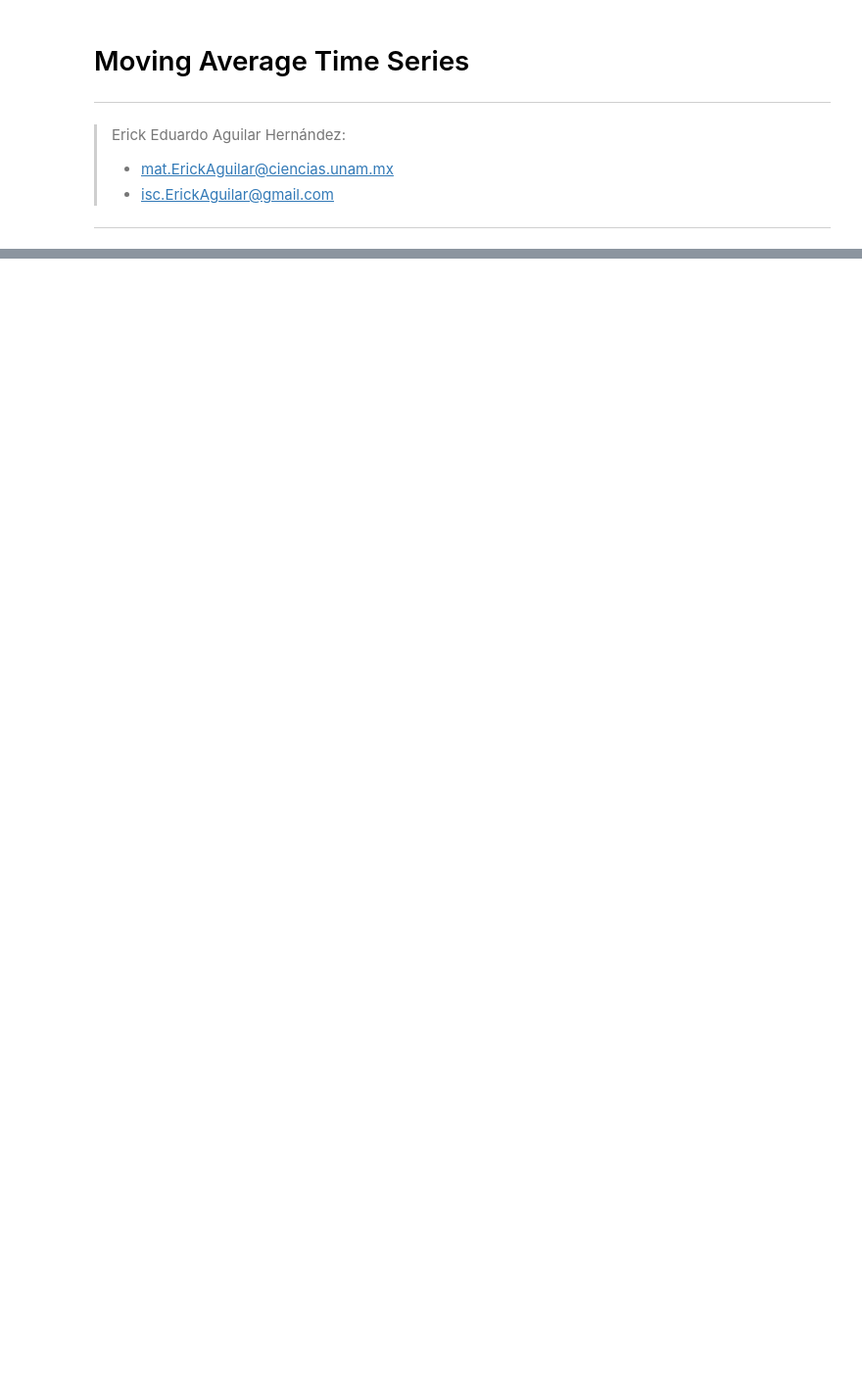
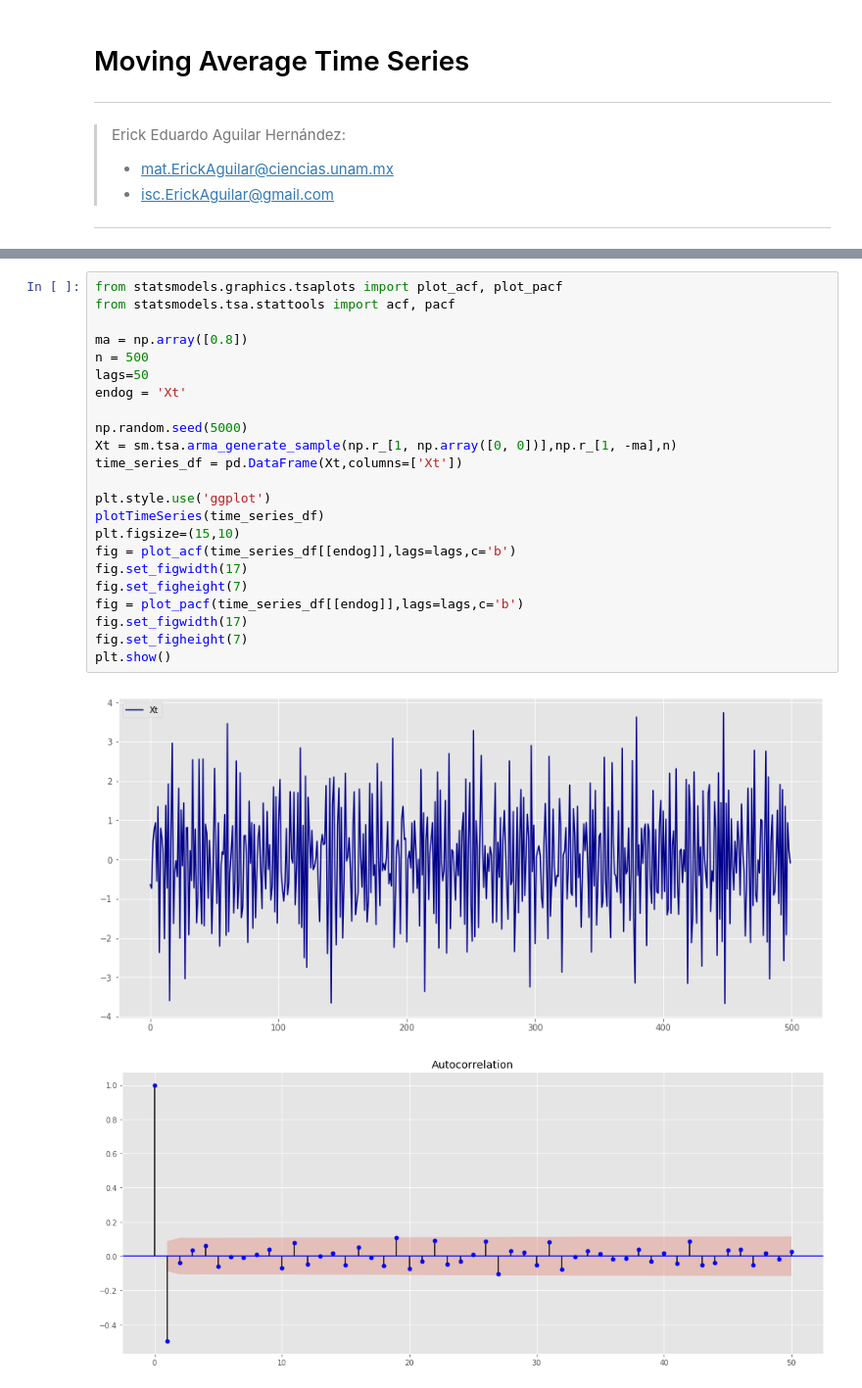
Before and after one commit to ErickEduardoAH/TimeSeriesAnalysis, a Jupyter notebook: 1.4 Time Series Stationary Models - Moving Average Time Series.ipynb, the cells around one changed output, grey strips where cells are left out. Shown at 98% size. Saved outputs shown, nothing was run; the diff lists cells and outputs as text; blank space fills up the shorter version.

```diff
--- a/1.4 Time Series Stationary Models - Moving Average Time Series.ipynb
+++ b/1.4 Time Series Stationary Models - Moving Average Time Series.ipynb
@@ -51,0 +241,26 @@ $$
+# %%
+from statsmodels.graphics.tsaplots import plot_acf, plot_pacf
+from statsmodels.tsa.stattools import acf, pacf
+
+ma = np.array([0.8])
+n = 500
+lags=50
+endog = 'Xt'
+
+np.random.seed(5000)
+Xt = sm.tsa.arma_generate_sample(np.r_[1, np.array([0, 0])],np.r_[1, -ma],n)
+time_series_df = pd.DataFrame(Xt,columns=['Xt'])
+
+plt.style.use('ggplot')
+plotTimeSeries(time_series_df)
+plt.figsize=(15,10)
+fig = plot_acf(time_series_df[[endog]],lags=lags,c='b')
+fig.set_figwidth(17)
+fig.set_figheight(7)
+fig = plot_pacf(time_series_df[[endog]],lags=lags,c='b')
+fig.set_figwidth(17)
+fig.set_figheight(7)
+plt.show()
+# %% [output]
+[figure, added]
+[figure, added]
```
Also changed, not shown: parts of 7 cells of this notebook.
